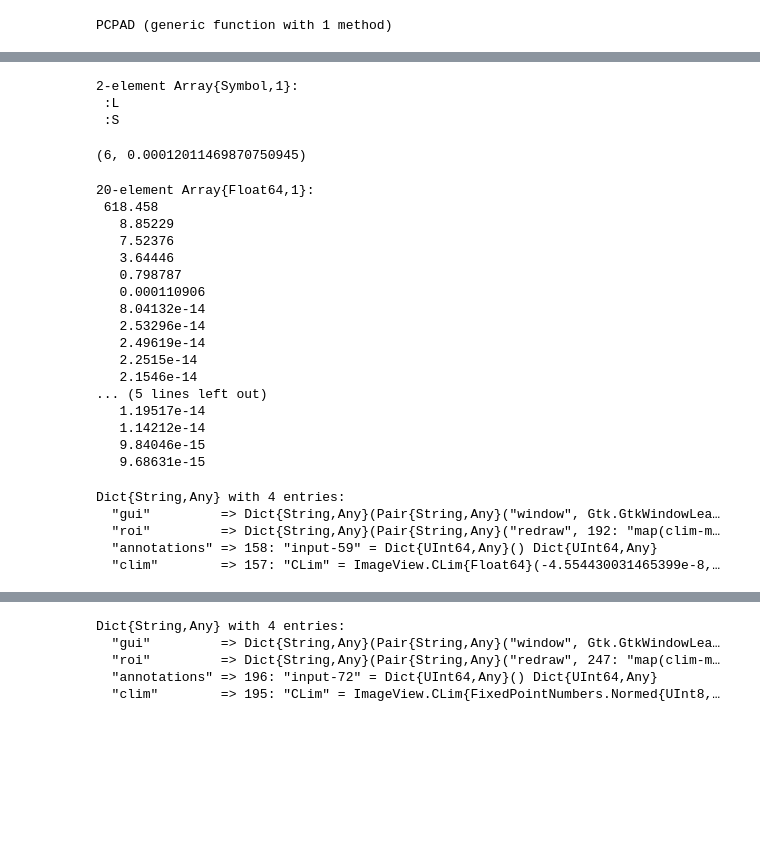
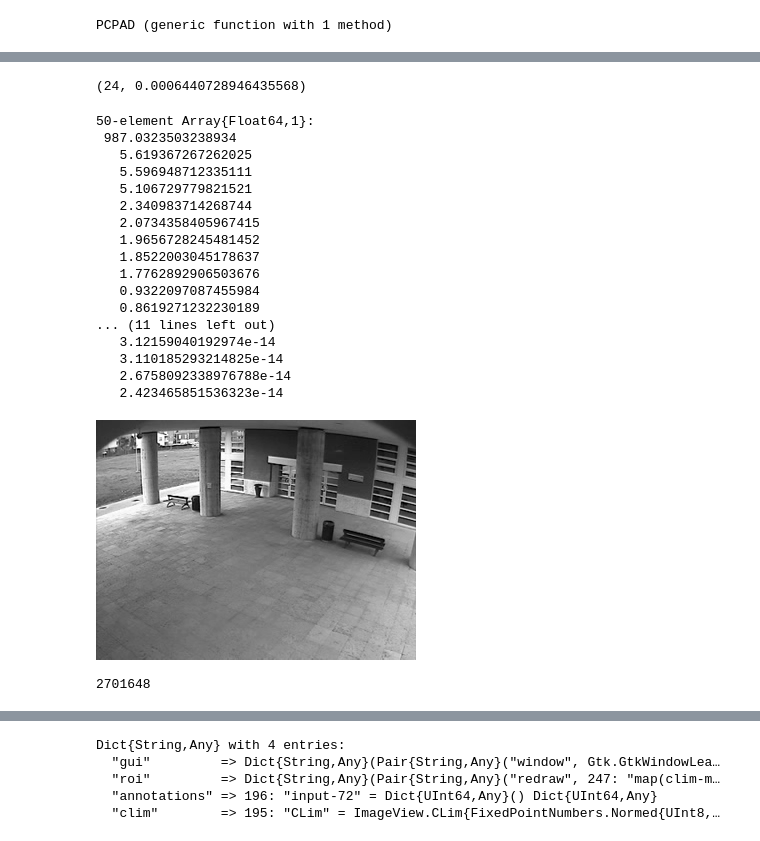
Before and after one commit to ivanslapnicar/GIAN-Applied-NLA-Course, a Jupyter notebook: src/Module C - Applications/S7 Examples in Sparse plus Low-Rank Splitting.ipynb, the cells around one changed output, grey strips where cells are left out. Cells and saved outputs as stored; diff of their text form; code cells hidden in the pictures; blank space fills up the shorter version.

```diff
--- a/src/Module C - Applications/S7 Examples in Sparse plus Low-Rank Splitting.ipynb
+++ b/src/Module C - Applications/S7 Examples in Sparse plus Low-Rank Splitting.ipynb
@@ -92,5 +113,4 @@ UndefVarError: UndefVarError: imshow not defined
 # %%
 # Make shorter video clip
-fs=f[:,:,1401:1420]
-imshow(fs)
+fshort=frames[1401:1450]
 # %% [output]
@@ -112,11 +134,11 @@ Dict{String,Any} with 4 entries:
 # %%
 # Turn frames into tall matrix
-mi,ni=size(fsg[:,:,1])
+mi,ni=size(fshort[1])
 m=mi*ni
-n=20
-A=Array{Float64}(m,n)
+n=length(fshort)
+A=Array{Float64}(undef,m,n)
 for i=1:n
-    A[:,i]=vec(float(fsg[:,:,i]))
+    A[:,i]=vec(float(frames[i]))
 end
 # %%
 size(A)
@@ -138,42 +167,40 @@ size(A)
 # %%
-@load "files/visor_results.jld"
+# @load "files/visor_results.jld"
-# %% [output]
-2-element Array{Symbol,1}:
- :L
- :S
 # %%
 # Reconstruct the low-rank video component
-rank(L), vecnorm(A-L-S)
+rank(L), norm(A-L-S)
 # %% [output]
-(6, 0.00012011469870750945)
+(24, 0.0006440728946435568)
 # %%
-svdvals(L)[1:20]
+svdvals(L)
 # %% [output]
-20-element Array{Float64,1}:
- 618.458
-   8.85229
-   7.52376
-   3.64446
-   0.798787
-   0.000110906
-   8.04132e-14
-   2.53296e-14
-   2.49619e-14
-   2.2515e-14
-   2.1546e-14
-... (5 lines left out)
-   1.19517e-14
-   1.14212e-14
-   9.84046e-15
-   9.68631e-15
+50-element Array{Float64,1}:
+ 987.0323503238934
+   5.619367267262025
+   5.596948712335111
+   5.106729779821521
+   2.340983714268744
+   2.0734358405967415
+   1.9656728245481452
+   1.8522003045178637
+   1.7762892906503676
+   0.9322097087455984
+   0.8619271232230189
+... (11 lines left out)
+   3.12159040192974e-14
+   3.110185293214825e-14
+   2.6758092338976788e-14
+   2.423465851536323e-14
 # %%
 # How to restore the video?
-v=L[:,1]
-v1=reshape(v,mi,ni)
-imshow(v1)
+# First frame of the low-rank part
+v1=L[:,38]
+v2=reshape(v1,mi,ni)
+map(Gray{Normed{UInt8,8}},v2)
 # %% [output]
-Dict{String,Any} with 4 entries:
-  "gui"         => Dict{String,Any}(Pair{String,Any}("window", Gtk.GtkWindowLea…
-  "roi"         => Dict{String,Any}(Pair{String,Any}("redraw", 192: "map(clim-m…
-  "annotations" => 158: "input-59" = Dict{UInt64,Any}() Dict{UInt64,Any}
-  "clim"        => 157: "CLim" = ImageView.CLim{Float64}(-4.554430031465399e-8,…
+[figure, added]
+# %%
+using SparseArrays
+nnz(sparse(S))
+# %% [output]
+2701648
```
Also changed, not shown: parts of 29 cells of this notebook, 7 other files.
